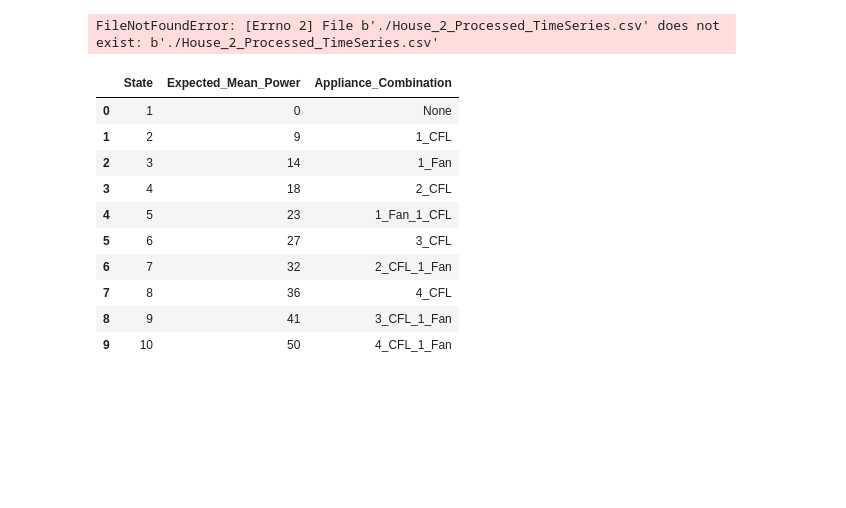
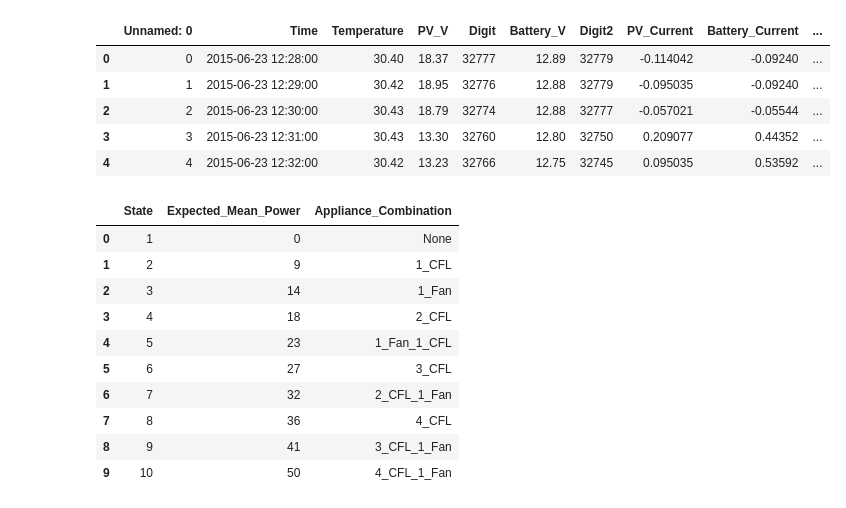
Before and after one commit to natwille1/Solar_Energy_Prediction, a Jupyter notebook: clustering-v1.ipynb, the cells around one changed output. Saved outputs shown, nothing was run; the diff lists cells and outputs as text; code cells hidden in the pictures; blank space fills up the shorter version.

```diff
--- a/clustering-v1.ipynb
+++ b/clustering-v1.ipynb
@@ -14,13 +14,18 @@ from matplotlib.patches import Ellipse
 from sklearn.preprocessing import StandardScaler
 import scipy.cluster.hierarchy as sch
 # %%
-house = pd.read_csv('./House_2_Processed_TimeSeries.csv')
-house2 = pd.read_csv('./House_3_Processed_TimeSeries.csv')
-house3 = pd.read_csv('./House_4_Processed_TimeSeries.csv')
-states = pd.read_csv('./state_appliance_combinations.csv')
+house = pd.read_csv('data/House_2_Processed_TimeSeries.csv')
+house2 = pd.read_csv('data/House_3_Processed_TimeSeries.csv')
+house3 = pd.read_csv('data/House_4_Processed_TimeSeries.csv')
+states = pd.read_csv('data/state_appliance_combinations.csv')
 house2.head(5)
 # %% [output]
-FileNotFoundError: [Errno 2] File b'./House_2_Processed_TimeSeries.csv' does not exist: b'./House_2_Processed_TimeSeries.csv'
+|  | Unnamed: 0 | Time | Temperature | PV_V | Digit | Battery_V | Digit2 | PV_Current | Battery_Current | ... |
+| 0 | 0 | 2015-06-23 12:28:00 | 30.40 | 18.37 | 32777 | 12.89 | 32779 | -0.114042 | -0.09240 | ... |
+| 1 | 1 | 2015-06-23 12:29:00 | 30.42 | 18.95 | 32776 | 12.88 | 32779 | -0.095035 | -0.09240 | ... |
+| 2 | 2 | 2015-06-23 12:30:00 | 30.43 | 18.79 | 32774 | 12.88 | 32777 | -0.057021 | -0.05544 | ... |
+| 3 | 3 | 2015-06-23 12:31:00 | 30.43 | 13.30 | 32760 | 12.80 | 32750 | 0.209077 | 0.44352 | ... |
+| 4 | 4 | 2015-06-23 12:32:00 | 30.42 | 13.23 | 32766 | 12.75 | 32745 | 0.095035 | 0.53592 | ... |
 # %%
 states.head(10)
 # %% [output]
```
